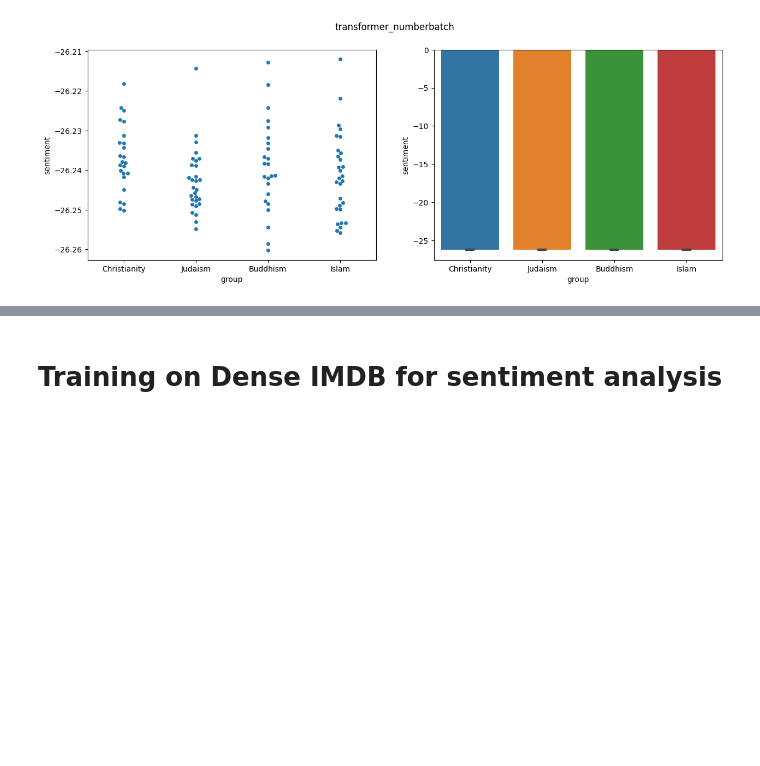
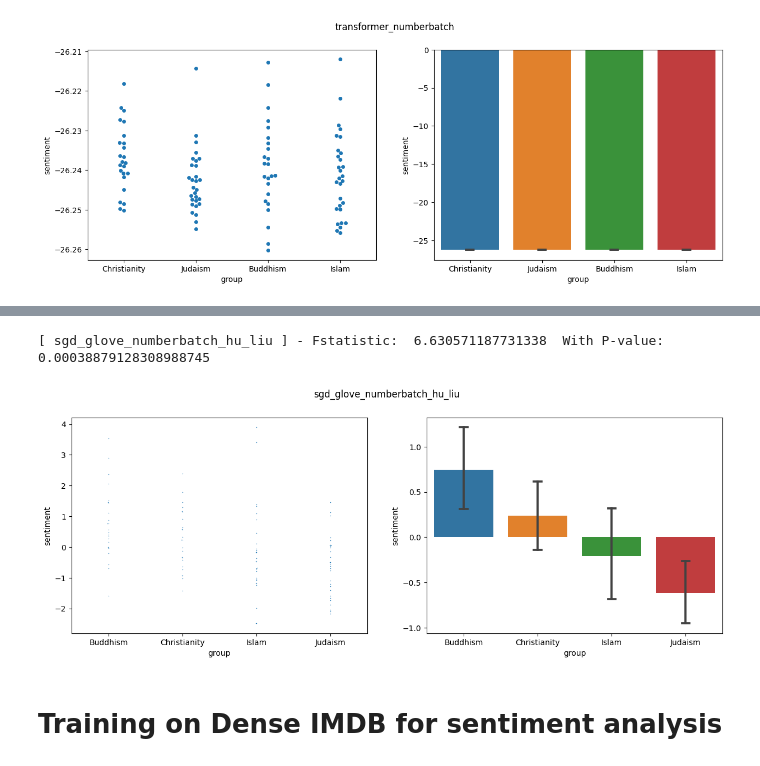
Before and after one commit to GhaidaAlAtoum/PlayGround_ML, a Jupyter notebook: CNN_RNN_Transformer.ipynb, the cells around one changed output, grey strips where cells are left out. Cells and saved outputs as stored; diff of their text form; code cells hidden in the pictures; blank space fills up the shorter version.

```diff
--- a/CNN_RNN_Transformer.ipynb
+++ b/CNN_RNN_Transformer.ipynb
@@ -1256,0 +1393,5 @@ plot_sentiment('transformer_numberbatch', transformer_result_numberbatch)
+# %%
+sgd_glove_numberbatch_hu_liu_model = get_logistic_regression_model()
+train_logisitic_regression_model(sgd_glove_numberbatch_hu_liu_model, hu_liuhu_liu_X_train_numberbatch, \
+                                 hu_liu_Y_train_numberbatch, hu_liu_X_test_numberbatch, \
+                                 hu_liu_Y_test_numberbatch)
@@ -1256,0 +1430,7 @@ plot_sentiment('transformer_numberbatch', transformer_result_numberbatch)
+# %%
+%%time
+sgd_glove_numberbatch_hu_liu_bias_test = test_bias_logistic_regression(
+    sgd_glove_numberbatch_hu_liu_model,
+    number_batch_embedding,
+    test_religious_bias
+)
@@ -1257,3 +1458,9 @@ plot_sentiment('transformer_numberbatch', transformer_result_numberbatch)
+# %%
+get_bias_stats('sgd_glove_numberbatch_hu_liu', sgd_glove_numberbatch_hu_liu_bias_test, test_religious_bias.keys())
+plot_sentiment('sgd_glove_numberbatch_hu_liu', sgd_glove_numberbatch_hu_liu_bias_test, 1)
+# %% [output]
+[ sgd_glove_numberbatch_hu_liu ] - Fstatistic:  6.630571187731338  With P-value:  0.00038879128308988745
+[figure, added]
 # %% [markdown]
 # Training on Dense IMDB for sentiment analysis
 # %% [markdown]
```
Also changed, not shown: parts of 28 cells of this notebook.
